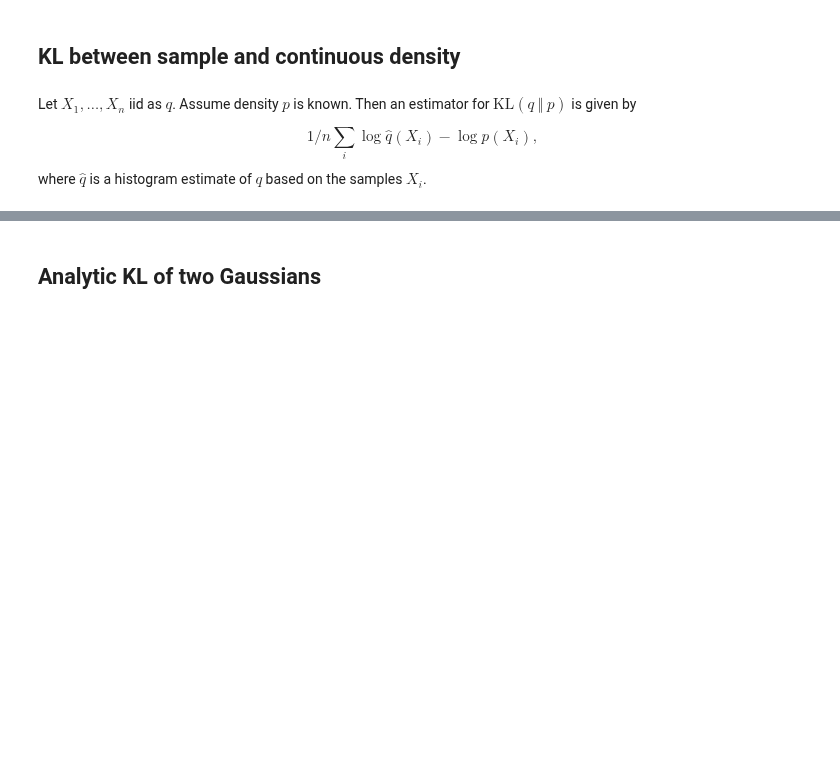
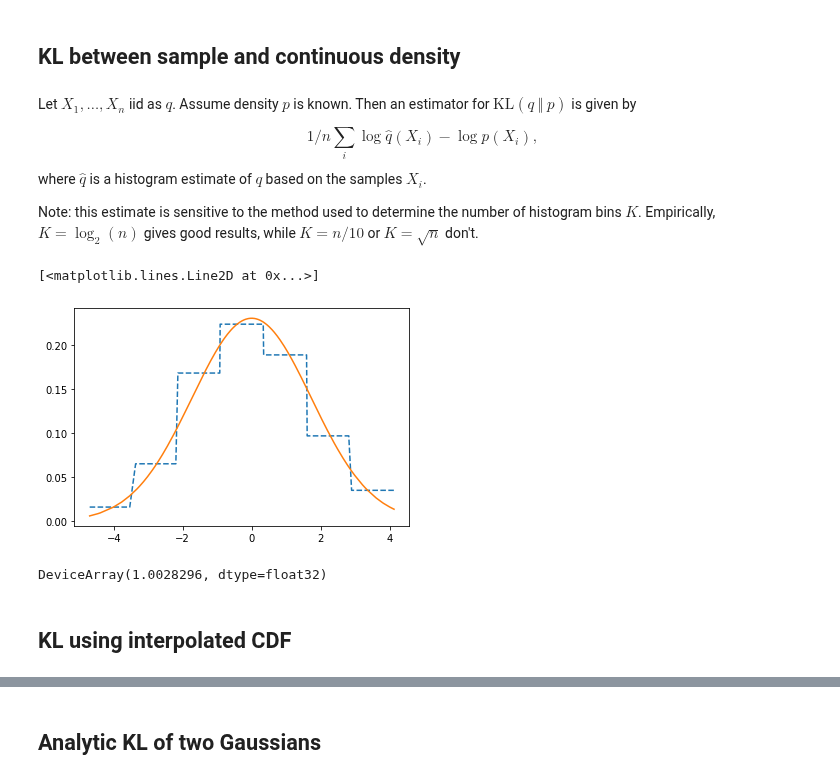
Before and after one commit to ratschlab/projects-2020-Neural-SVGD, a Jupyter notebook: notebooks/kl-divergence estimation.ipynb, the cells around one changed output, grey strips where cells are left out. Drawn from its saved outputs; the diff is of its cells as text; code cells hidden in the pictures; blank space fills up the shorter version.

```diff
--- a/notebooks/kl-divergence estimation.ipynb
+++ b/notebooks/kl-divergence estimation.ipynb
@@ -61,10 +63,23 @@ create_probabilities_for_bins = jit(create_probabilities_for_bins)
 # %%
-def smooth_and_normalize(vec):
-    vec = vec / vec.sum()
+def smooth_and_normalize(vec, normalize=True):
+    """
+    Parameters:
+    * vec : np.array of shape (n,)
+    * normalize : bool
+
+    Returns:
+    out : np.array of shape (n,).
+    If vec_i = 0, then out_i = epsilon. If vec_i !=0, then out_i = vec_i - c.
+    c is chosen such that sum(vec) == 1.
+    """
+    vec = np.asarray(vec, dtype=np.float32)
+
+    if normalize:
+        vec = vec / vec.sum()
     n = len(vec)
     epsilon = 0.0001
     num_nonzero = np.count_nonzero(vec)
     c = epsilon * (n - num_nonzero) / num_nonzero
-    perturbation = (vec != 0)*c + (vec == 0)*epsilon
+    perturbation =  (vec == 0)*epsilon - (vec != 0)*c
     return vec + perturbation
 # %%
@@ -95,6 +122,40 @@ $$
 1/n \sum_i \log \hat q(X_i) - \log p(X_i),
 $$
 where $\hat q$ is a histogram estimate of $q$ based on the samples $X_i$.
+
+Note: this estimate is sensitive to the method used to determine the number of histogram bins $K$. Empirically, $K = \log_2(n)$ gives good results, while $K = n / 10$ or $K = \sqrt n$ don't.
+# %%
+def get_histogram_likelihoods(q):
+    """
+    Parameters:
+    * q : np.array of scalar-valued samples from distribution q.
+
+    Returns:
+    np.array of same length as q, consisting of an approximation of the pdf q(x_i) at the samples x_i
+    """
+    q = np.asarray(q, dtype=np.float32)
+    n = len(q)
+
+    bincounts, bins = get_bins_and_bincounts(q)
+    bincounts = np.array(bincounts, dtype=np.int32)
+    likelihoods = smooth_and_normalize(bincounts) / np.diff(bins)
+
+    sample_probabilities = np.repeat(likelihoods, bincounts)
+    return sample_probabilities
+# %%
+dist = metrics.Gaussian(0, 3)
+s = dist.sample((500,))
+sample_probabilities = get_histogram_likelihoods(s)
+s = s.sort()
+plt.plot(s, sample_probabilities, "--", label="histogram probabilities")
+plt.plot(s, vmap(dist.pdf)(s), "-", label="true distribution")
+# %% [output]
+[<matplotlib.lines.Line2D at 0x...>]
+[figure, added]
+# %%
+np.sum(sample_probabilities[1:] * np.diff(s))
+# %% [output]
+DeviceArray(1.0028296, dtype=float32)
 # %%
 def kl_sample_and_density(q, logp):
     """Kullback-Leibler divergence D(q || p) between sample p and cts density q
@@ -113,0 +169,2 @@ def kl_sample_and_density(q, logp):
+# %% [markdown]
+## KL using interpolated CDF
```
Also changed, not shown: parts of 35 cells of this notebook, 3 other files.
